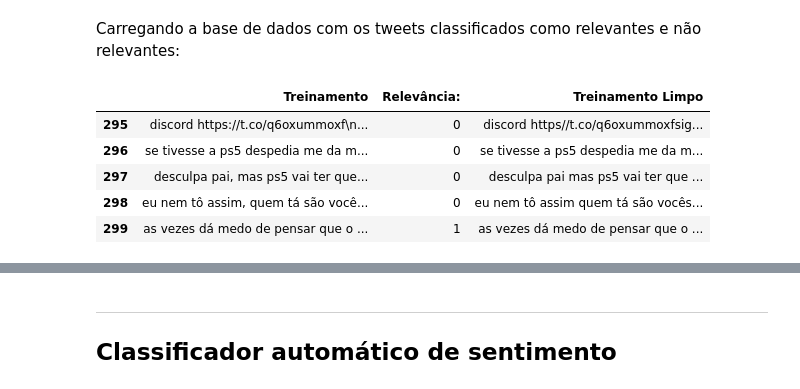
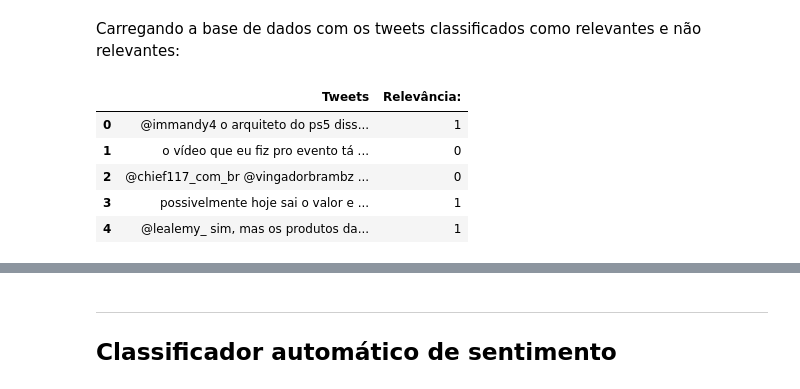
Before and after one commit to arthurchieppe/P1-Ciencia-dos-Dados, a Jupyter notebook: Projeto1_Classificador_layout.ipynb, the cells around one changed output, grey strips where cells are left out. Saved outputs shown, nothing was run; the diff lists cells and outputs as text; code cells hidden in the pictures.

```diff
--- a/Projeto1_Classificador_layout.ipynb
+++ b/Projeto1_Classificador_layout.ipynb
@@ -31,13 +32,13 @@ Encontrei o arquivo PS5.xlsx, tudo certo para prosseguir com a prova!
 # %% [markdown]
 Carregando a base de dados com os tweets classificados como relevantes e não relevantes:
 # %%
-train = pd.read_excel(filename)
-train.tail(5)
+train = pd.read_excel(filename, sheet_name = 'Treinamento')
+train.head(5)
 # %% [output]
-|  | Treinamento | Relevância: | Treinamento Limpo |
-| 295 | discord https://t.co/q6oxummoxf\n... | 0 | discord https//t.co/q6oxummoxfsig... |
-| 296 | se tivesse a ps5 despedia me da m... | 0 | se tivesse a ps5 despedia me da m... |
-| 297 | desculpa pai, mas ps5 vai ter que... | 0 | desculpa pai mas ps5 vai ter que ... |
-| 298 | eu nem tô assim, quem tá são você... | 0 | eu nem tô assim quem tá são vocês... |
-| 299 | as vezes dá medo de pensar que o ... | 1 | as vezes dá medo de pensar que o ... |
+|  | Tweets | Relevância: |
+| 0 | @immandy4 o arquiteto do ps5 diss... | 1 |
+| 1 | o vídeo que eu fiz pro evento tá ... | 0 |
+| 2 | @chief117_com_br @vingadorbrambz ... | 0 |
+| 3 | possivelmente hoje sai o valor e ... | 1 |
+| 4 | @lealemy_ sim, mas os produtos da... | 1 |
 # %%
```
Also changed, not shown: parts of 10 cells of this notebook, 1 other file.
